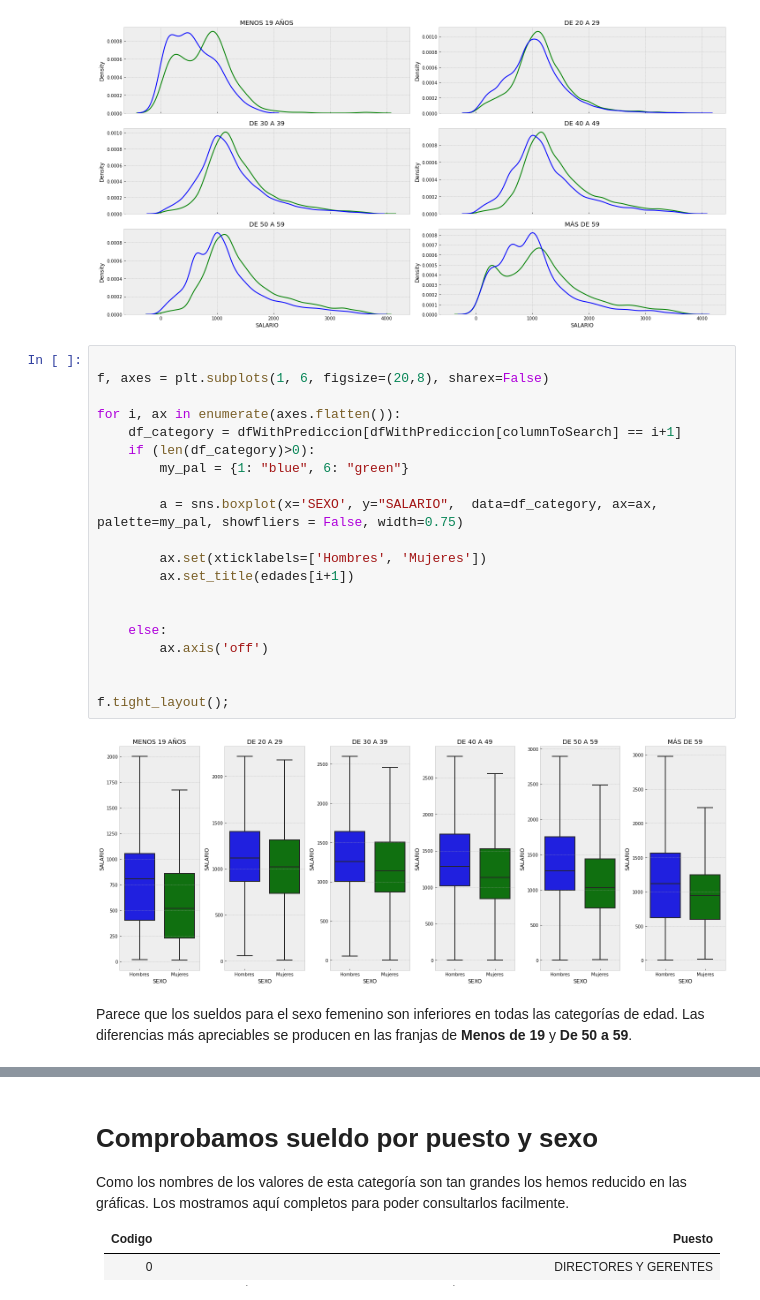
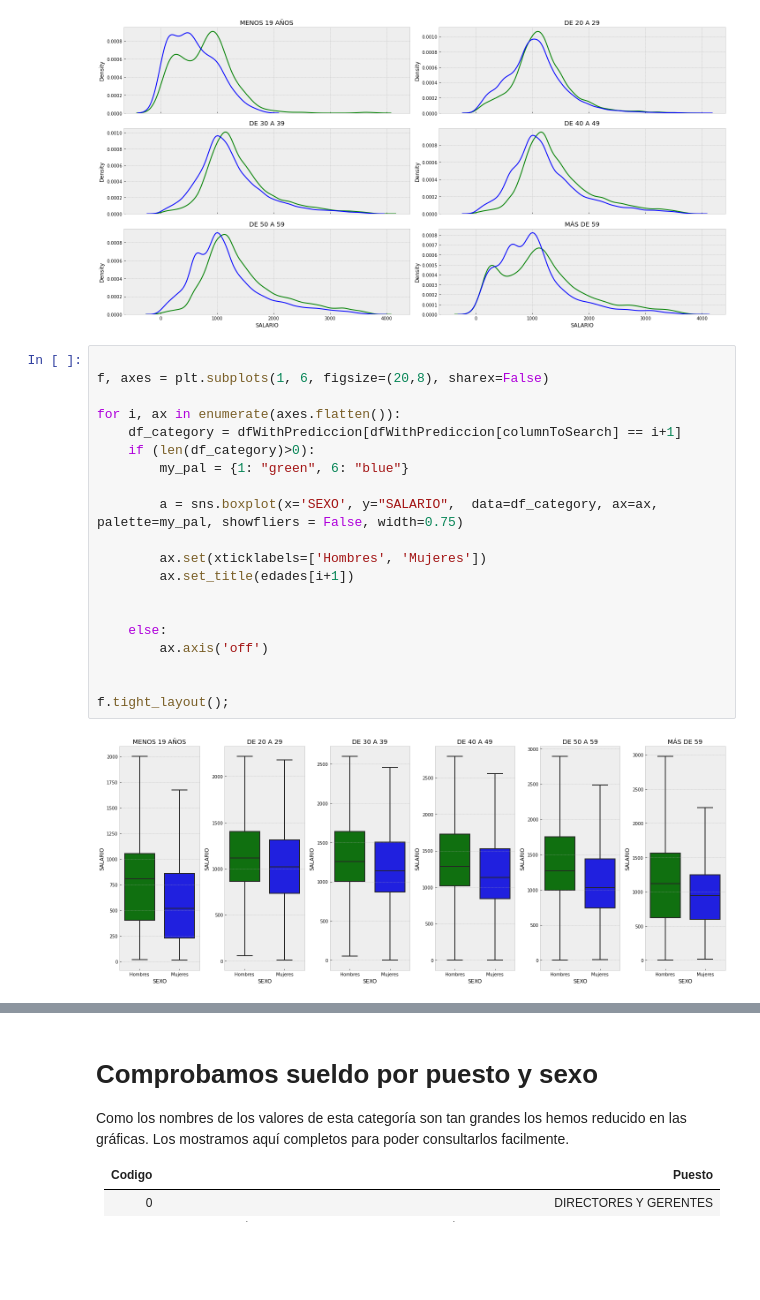
Before and after one commit to Jorge-Saura/UOC-Tipologia-Practica2, a Jupyter notebook: practica.ipynb, the cells around one changed output, grey strips where cells are left out. Drawn from its saved outputs; the diff is of its cells as text; blank space fills up the shorter version.

```diff
--- a/practica.ipynb
+++ b/practica.ipynb
@@ -1189,24 +1277,22 @@ f.tight_layout()
 # %%
 
 f, axes = plt.subplots(1, 6, figsize=(20,8), sharex=False)
 
 for i, ax in enumerate(axes.flatten()):
     df_category = dfWithPrediccion[dfWithPrediccion[columnToSearch] == i+1]
     if (len(df_category)>0):
-        my_pal = {1: "blue", 6: "green"}
+        my_pal = {1: "green", 6: "blue"}
 
         a = sns.boxplot(x='SEXO', y="SALARIO",  data=df_category, ax=ax, palette=my_pal, showfliers = False, width=0.75)
 
         ax.set(xticklabels=['Hombres', 'Mujeres'])
         ax.set_title(edades[i+1])
 
 
     else:
         ax.axis('off')
 
 
 f.tight_layout();
 # %% [output]
-[figure, old version]
+[figure, new version]
-# %% [markdown]
-Parece que los sueldos para el sexo femenino son inferiores en todas las categorías de edad. Las diferencias más apreciables se producen en las franjas de **Menos de 19** y **De 50 a 59**.
```
Also changed, not shown: parts of 35 cells of this notebook.
